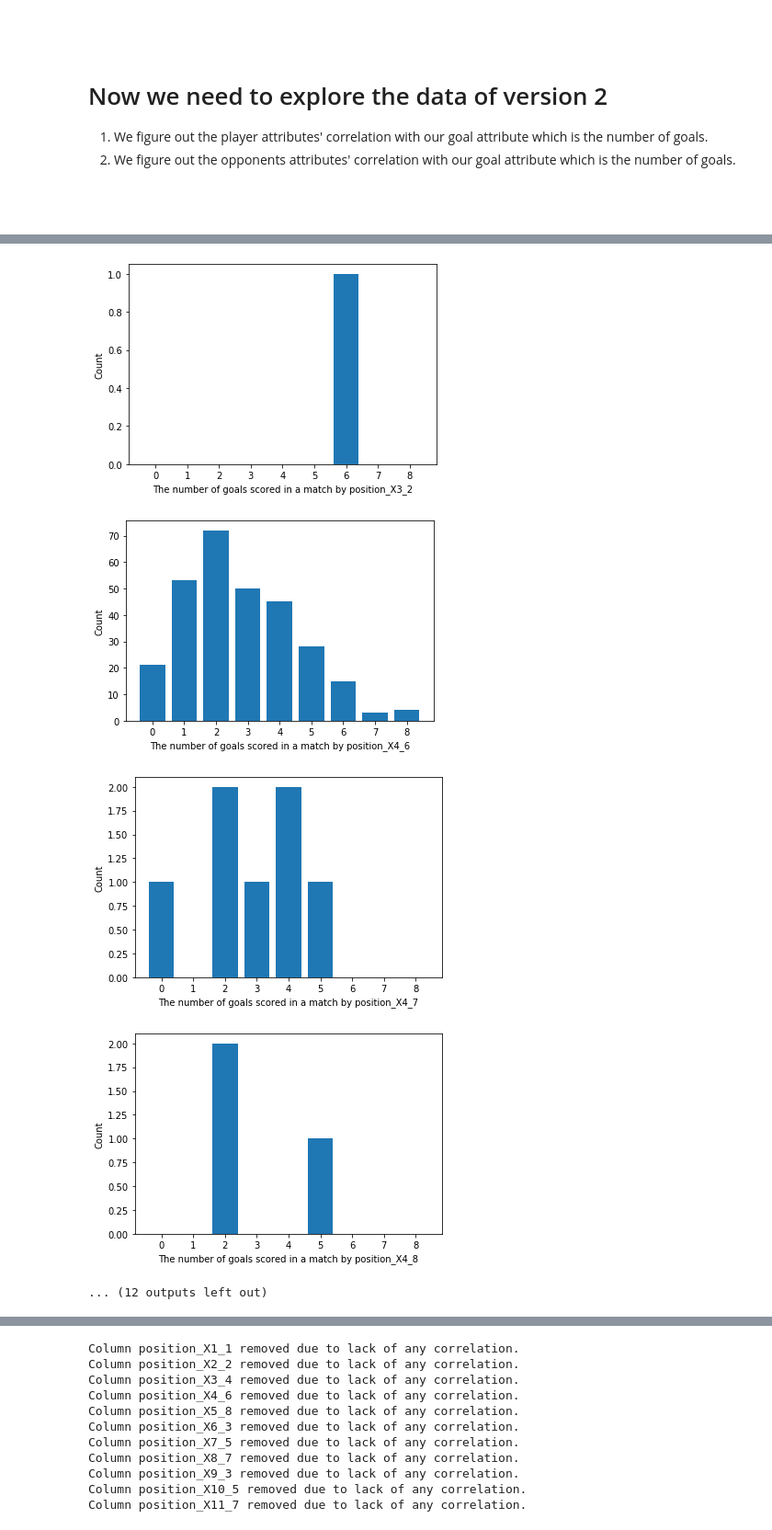
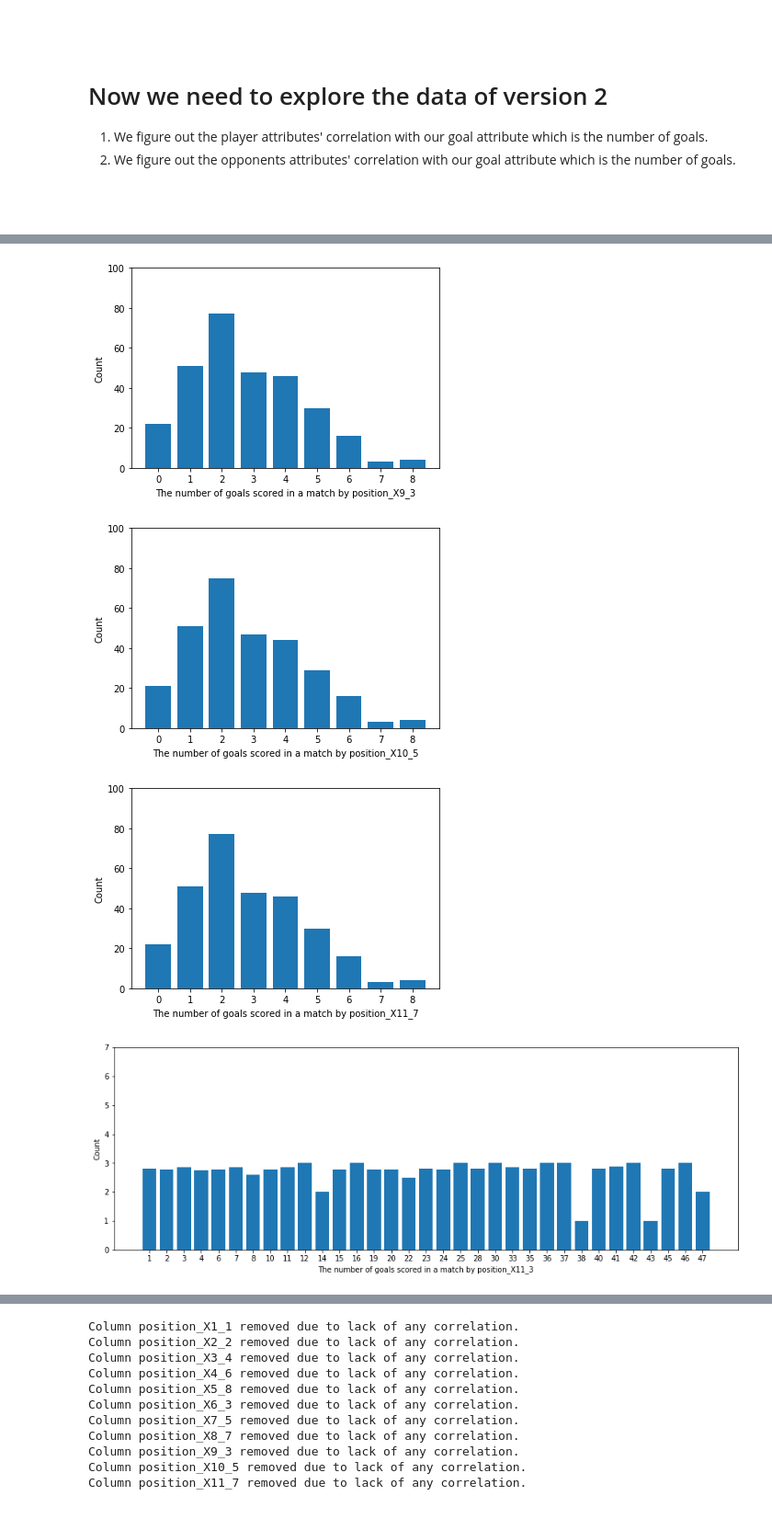
Before and after one commit to AnwarLabib/FC-Barcelona-Goal-Prediction, a Jupyter notebook: data_cleaning.ipynb, the cells around one changed output, grey strips where cells are left out. Shown at 92% size. Cells and saved outputs as stored; diff of their text form; code cells hidden in the pictures.

Commit message:
Adding Graphs

```diff
--- a/data_cleaning.ipynb
+++ b/data_cleaning.ipynb
@@ -319,11 +385,3 @@ all_matches_df_v2.head()
 
 <br>
 <br>
-# %%
-for column in encoded_categorical_columns_df.columns :
-    if(re.match("opponent.*", column)):
-        plt.plot(all_matches_df_v2[column], all_matches_df_v2["barca_goals"], "ro")
-        plt.ylabel('Number of goals')
-        plt.xticks([0,1])
-        plt.xlabel(column)
-        plt.show()
@@ -355,19 +469,45 @@ for column in encoded_categorical_columns_df.columns :
 import matplotlib.pyplot as plt
 from matplotlib.ticker import MaxNLocator
 # %%
+dict_player_avr_goals = {}
+
+team_index = 0
 for column in encoded_categorical_columns_df.columns :
     if(re.match("position.*", column)):
         dict_goals = {0:0, 1:0, 2:0, 3:0, 4:0, 5:0, 6:0, 7:0, 8:0}
 
+        goals = 0
+        matches = 0
         for index, row in all_matches_df_v2.iterrows():
             if(row[column] != 1):
                 continue
 
+            goals = goals + row["barca_goals"]
+            matches = matches + 1
             dict_goals[row["barca_goals"]] = dict_goals[row["barca_goals"]]+1;
 
-        plt.bar(range(len(dict_goals)), list(dict_goals.values()), align='center')
-        plt.xticks(range(len(dict_goals)), list(dict_goals.keys()))
-        plt.xlabel("The number of goals scored in a match by " + column)
-        plt.ylabel("Count")
-        plt.show()
+
+        team_index = team_index + 1
+        if(matches>1):
+            dict_player_avr_goals.update({team_index: (goals/matches)})
+
+        if(matches>10):
+            plt.bar(range(len(dict_goals)), list(dict_goals.values()), align='center')
+            plt.xticks(range(len(dict_goals)), list(dict_goals.keys()))
+            axes = plt.gca()
+            axes.set_ylim([0,100])
+
+            plt.xlabel("The number of goals scored in a match by " + column)
+            plt.ylabel("Count")
+            plt.show()
+
+plt.figure(figsize=(15, 5))
+plt.bar(range(len(dict_player_avr_goals)), list(dict_player_avr_goals.values()), align='center')
+plt.xticks(range(len(dict_player_avr_goals)), list(dict_player_avr_goals.keys()))
+axes = plt.gca()
+axes.set_ylim([0,7])
+
+plt.xlabel("The number of goals scored in a match by " + column)
+plt.ylabel("Count")
+plt.show()
 # %% [output]
@@ -382,5 +522,4 @@ for column in encoded_categorical_columns_df.columns :
-[figure, old version]
+[figure, new version]
-[figure, old version]
+[figure, new version]
-[figure, old version]
+[figure, new version]
-[figure, old version]
+[figure, new version]
-... (12 outputs left out)
```
Also changed, not shown: parts of 15 cells of this notebook.
